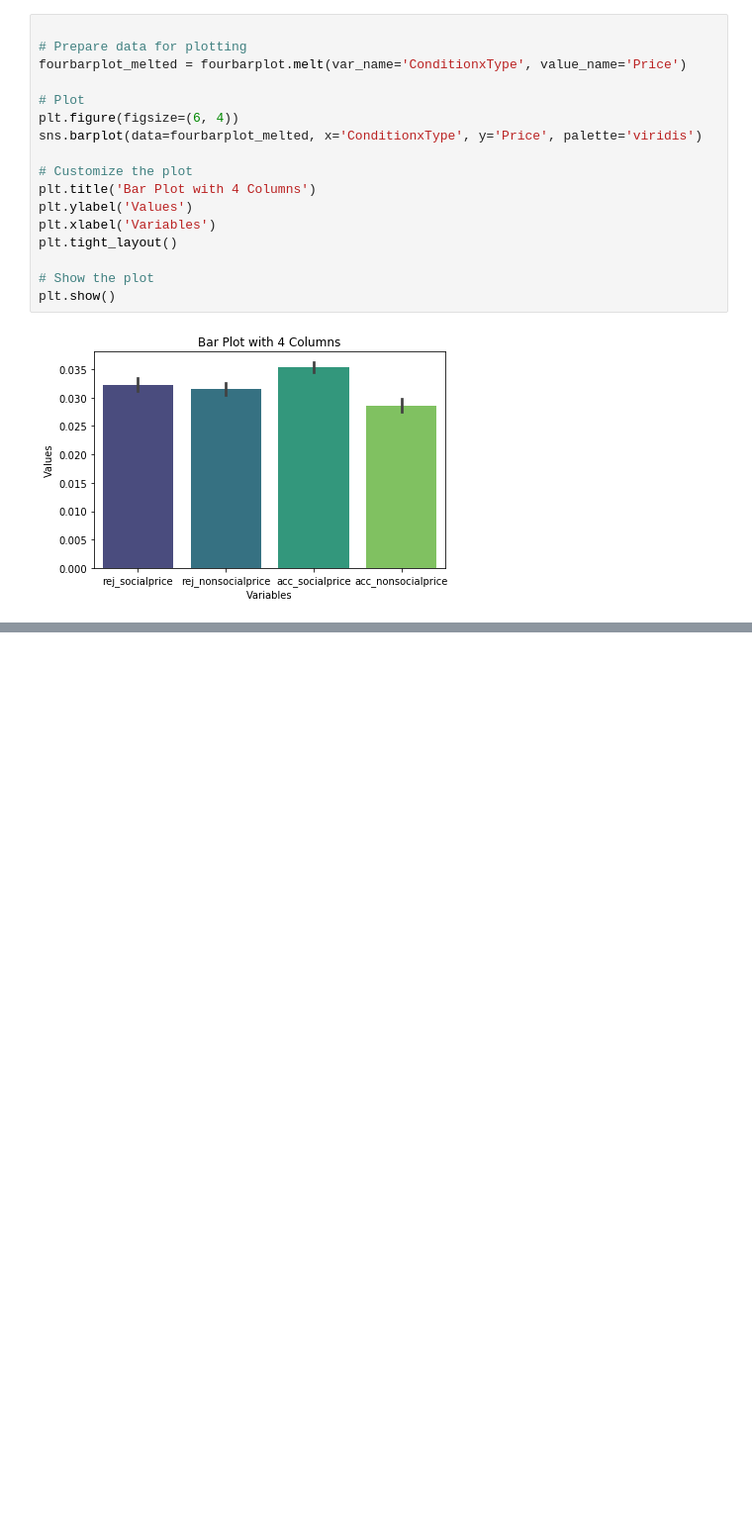
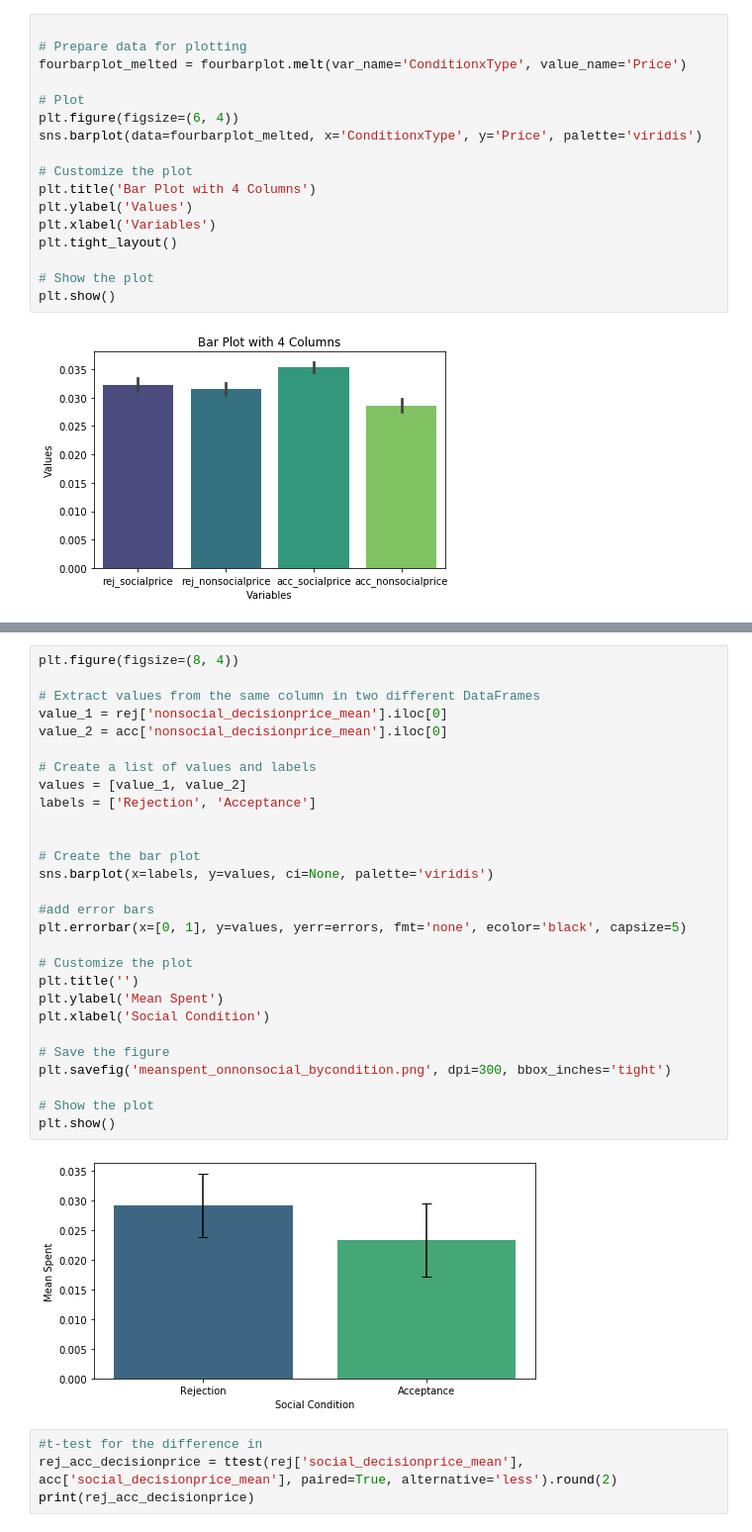
Before and after one commit to fareri-lab/WTP_Rejection_Choice_Pub, a Jupyter notebook: t_test_analyses.ipynb, the cells around one changed output, grey strips where cells are left out. Shown at 99% size. Saved outputs shown, nothing was run; the diff lists cells and outputs as text; blank space fills up the shorter version.

```diff
--- a/t_test_analyses.ipynb
+++ b/t_test_analyses.ipynb
@@ -269,0 +338,34 @@ plt.show()
+# %%
+plt.figure(figsize=(8, 4))
+
+# Extract values from the same column in two different DataFrames
+value_1 = rej['nonsocial_decisionprice_mean'].iloc[0]
+value_2 = acc['nonsocial_decisionprice_mean'].iloc[0]
+
+# Create a list of values and labels
+values = [value_1, value_2]
+labels = ['Rejection', 'Acceptance']
+
+
+# Create the bar plot
+sns.barplot(x=labels, y=values, ci=None, palette='viridis')
+
+#add error bars
+plt.errorbar(x=[0, 1], y=values, yerr=errors, fmt='none', ecolor='black', capsize=5)
+
+# Customize the plot
+plt.title('')
+plt.ylabel('Mean Spent')
+plt.xlabel('Social Condition')
+
+# Save the figure
+plt.savefig('meanspent_onnonsocial_bycondition.png', dpi=300, bbox_inches='tight')
+
+# Show the plot
+plt.show()
+# %% [output]
+[figure, added]
+# %%
+#t-test for the difference in
+rej_acc_decisionprice = ttest(rej['social_decisionprice_mean'], acc['social_decisionprice_mean'], paired=True, alternative='less').round(2)
+print(rej_acc_decisionprice)
```
Also changed, not shown: parts of 3 cells of this notebook, 6 other files.
